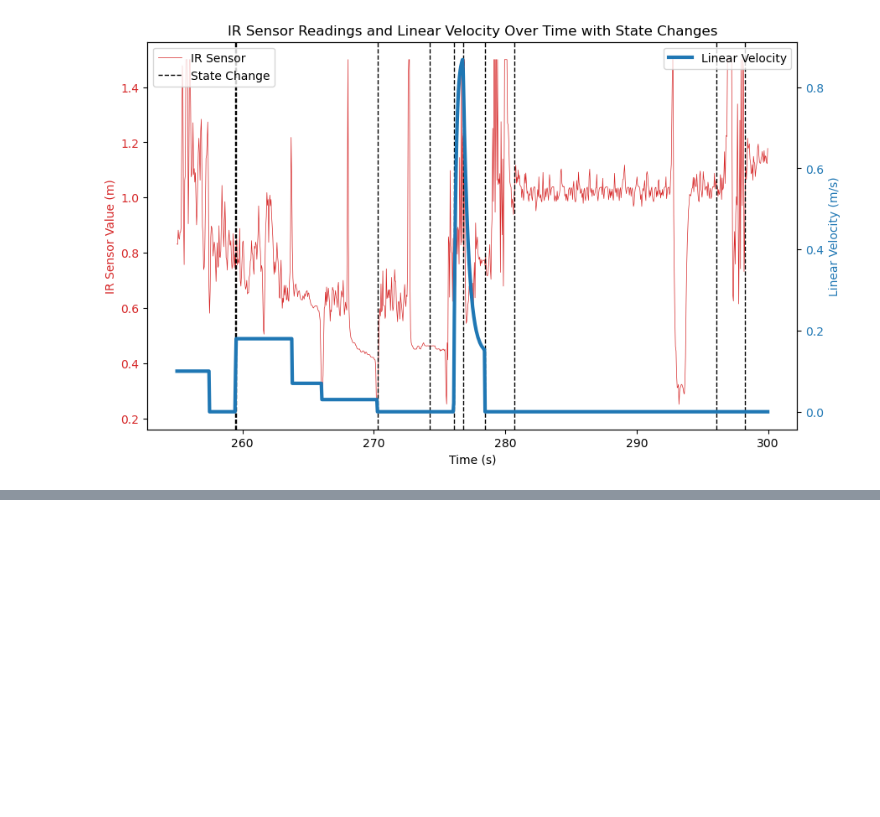
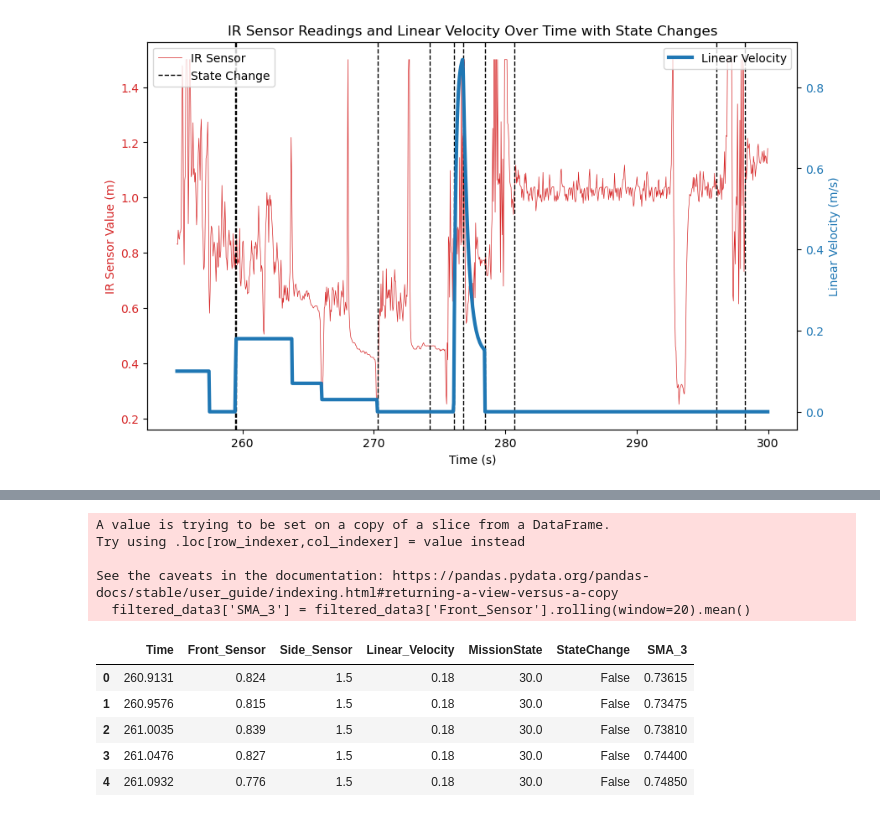
Before and after one commit to gummisig98/RobocupLogsForReport, a Jupyter notebook: test.ipynb, the cells around one changed output, grey strips where cells are left out. Saved outputs shown, nothing was run; the diff lists cells and outputs as text; code cells hidden in the pictures; blank space fills up the shorter version.

```diff
--- a/test.ipynb
+++ b/test.ipynb
@@ -315,0 +374,16 @@ plt.show()
+# %%
+filtered_data3['SMA_3'] = filtered_data3['Front_Sensor'].rolling(window=20).mean()
+filtered_data3 = filtered_data3.iloc[20:].reset_index(drop=True)
+filtered_data3.head()
+# %% [output]
+A value is trying to be set on a copy of a slice from a DataFrame.
+Try using .loc[row_indexer,col_indexer] = value instead
+
+See the caveats in the documentation: https://pandas.pydata.org/pandas-docs/stable/user_guide/indexing.html#returning-a-view-versus-a-copy
+  filtered_data3['SMA_3'] = filtered_data3['Front_Sensor'].rolling(window=20).mean()
+|  | Time | Front_Sensor | Side_Sensor | Linear_Velocity | MissionState | StateChange | SMA_3 |
+| 0 | 260.9131 | 0.824 | 1.5 | 0.18 | 30.0 | False | 0.73615 |
+| 1 | 260.9576 | 0.815 | 1.5 | 0.18 | 30.0 | False | 0.73475 |
+| 2 | 261.0035 | 0.839 | 1.5 | 0.18 | 30.0 | False | 0.73810 |
+| 3 | 261.0476 | 0.827 | 1.5 | 0.18 | 30.0 | False | 0.74400 |
+| 4 | 261.0932 | 0.776 | 1.5 | 0.18 | 30.0 | False | 0.74850 |
```
Also changed, not shown: parts of 6 cells of this notebook.
